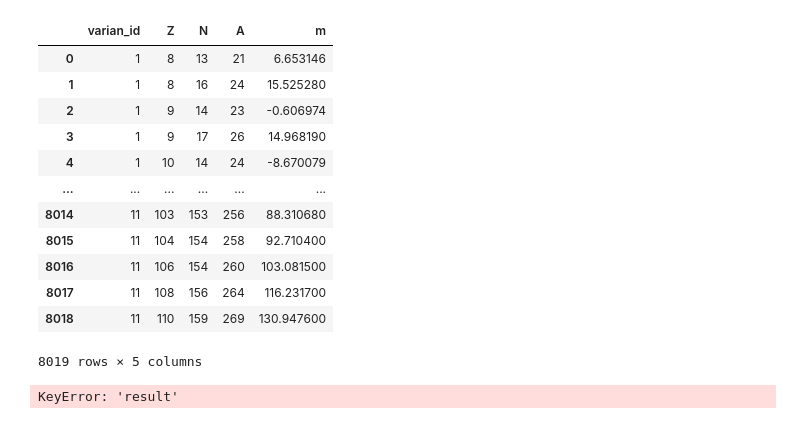
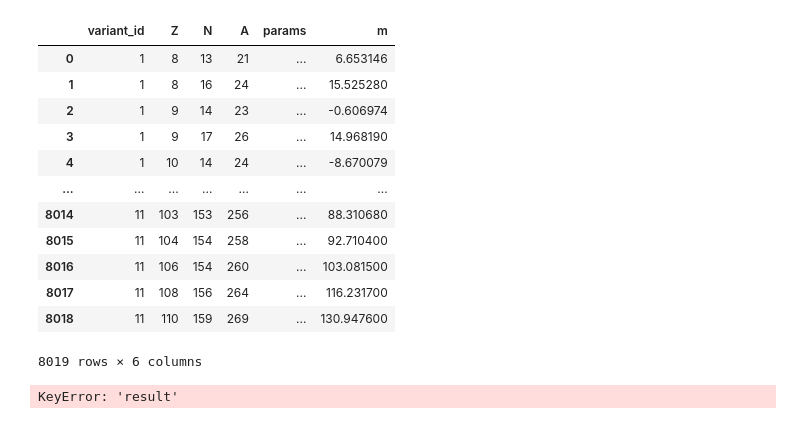
Before and after one commit to mzyudhistira/BSk24-Emu, a Jupyter notebook: quick_analysis.ipynb, the cells around one changed output. Saved outputs shown, nothing was run; the diff lists cells and outputs as text; code cells hidden in the pictures.

```diff
--- a/quick_analysis.ipynb
+++ b/quick_analysis.ipynb
@@ -175,20 +198,23 @@ run_analysis.plot_landscape(tests['ext_1to16']['result']['mmt'][-1])
 # %%
 from config import *
-pd.read_csv(DATA_DIR / 'input' / 'bsk24_varians_sample_mass_table.csv', sep=';')
+ss = pd.read_csv(DATA_DIR / 'input' / 'bsk24_varians_sample_mass_table.csv', sep=';')
+ss = ss.rename(columns={'varian_id':'variant_id'})
+ss.insert(len(ss.columns)-1, 'params', '...')
+ss
 # %% [output]
-|  | varian_id | Z | N | A | m |
-| 0 | 1 | 8 | 13 | 21 | 6.653146 |
-| 1 | 1 | 8 | 16 | 24 | 15.525280 |
-| 2 | 1 | 9 | 14 | 23 | -0.606974 |
-| 3 | 1 | 9 | 17 | 26 | 14.968190 |
-| 4 | 1 | 10 | 14 | 24 | -8.670079 |
-| ... | ... | ... | ... | ... | ... |
-| 8014 | 11 | 103 | 153 | 256 | 88.310680 |
-| 8015 | 11 | 104 | 154 | 258 | 92.710400 |
-| 8016 | 11 | 106 | 154 | 260 | 103.081500 |
-| 8017 | 11 | 108 | 156 | 264 | 116.231700 |
-| 8018 | 11 | 110 | 159 | 269 | 130.947600 |
+|  | variant_id | Z | N | A | params | m |
+| 0 | 1 | 8 | 13 | 21 | ... | 6.653146 |
+| 1 | 1 | 8 | 16 | 24 | ... | 15.525280 |
+| 2 | 1 | 9 | 14 | 23 | ... | -0.606974 |
+| 3 | 1 | 9 | 17 | 26 | ... | 14.968190 |
+| 4 | 1 | 10 | 14 | 24 | ... | -8.670079 |
+| ... | ... | ... | ... | ... | ... | ... |
+| 8014 | 11 | 103 | 153 | 256 | ... | 88.310680 |
+| 8015 | 11 | 104 | 154 | 258 | ... | 92.710400 |
+| 8016 | 11 | 106 | 154 | 260 | ... | 103.081500 |
+| 8017 | 11 | 108 | 156 | 264 | ... | 116.231700 |
+| 8018 | 11 | 110 | 159 | 269 | ... | 130.947600 |
-8019 rows × 5 columns
+8019 rows × 6 columns
 # %%
 aaa = tests['exp_1to4']['result']['mmt'][-1]
 aaa[aaa['me_diff_over_std']==1]
```
Also changed, not shown: parts of 13 cells of this notebook, 4 other files.
